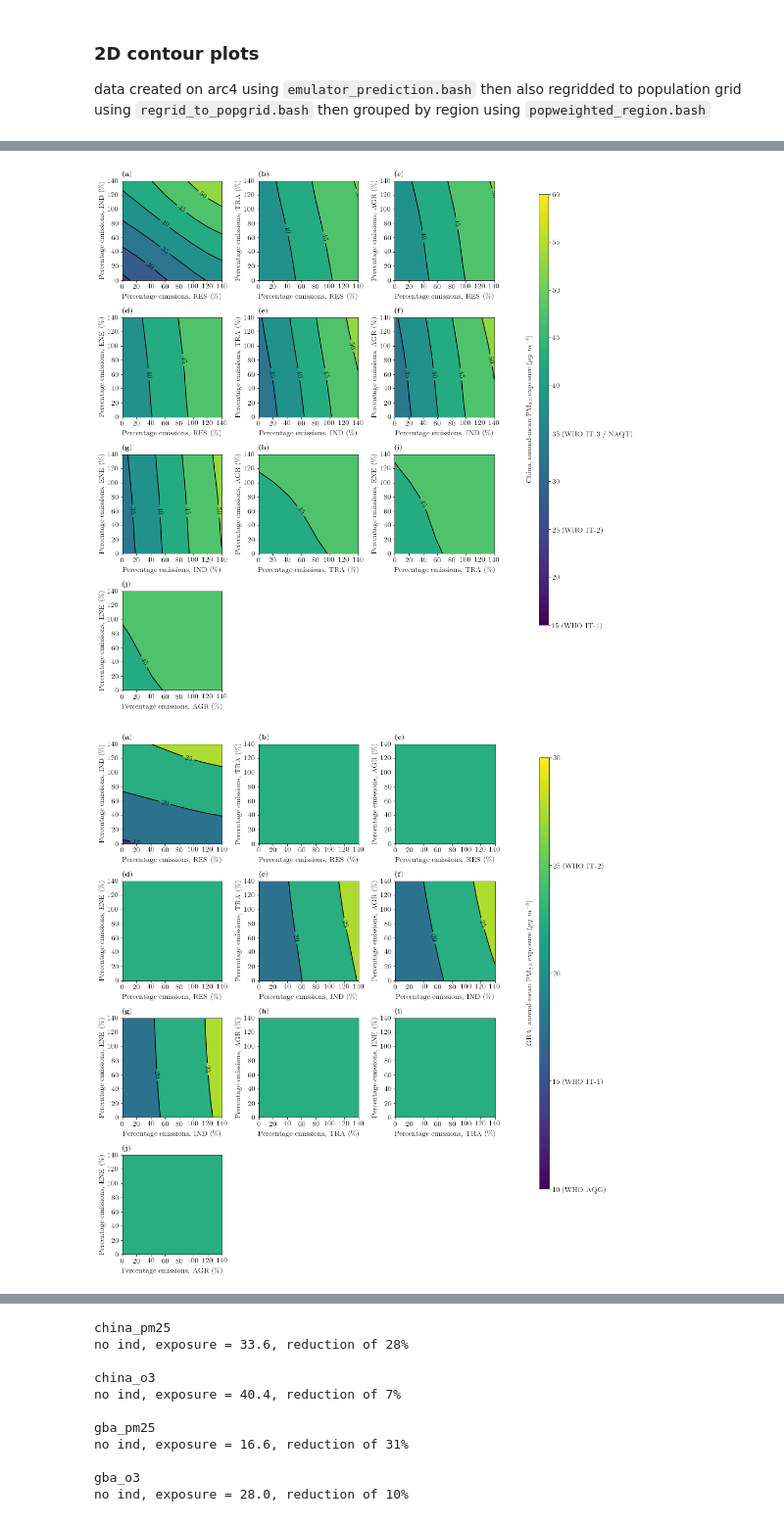
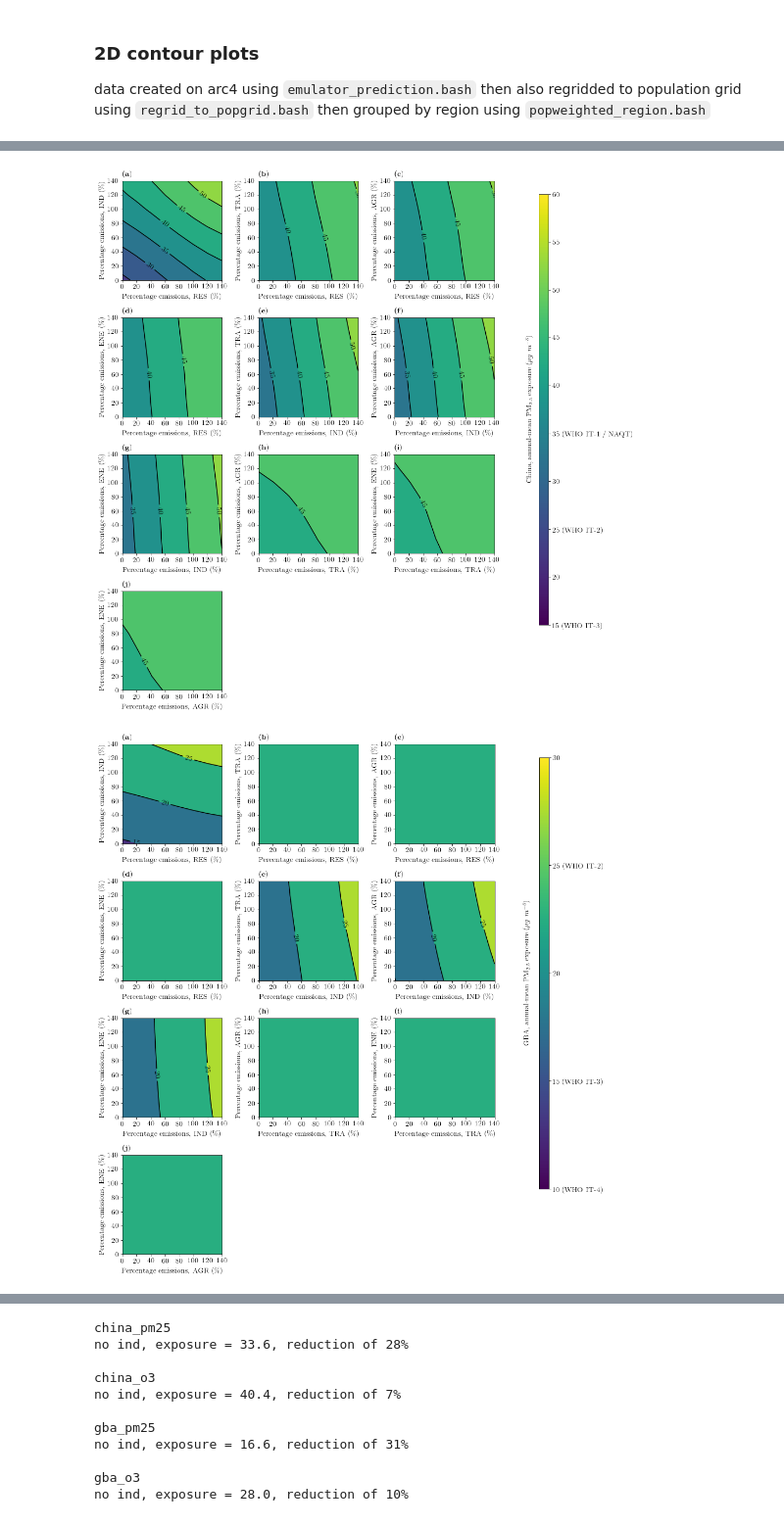
Before and after one commit to lukeconibear/emulator_annual, a Jupyter notebook: emulator_plots.ipynb, the cells around one changed output, grey strips where cells are left out. Shown at 98% size. Drawn from its saved outputs; the diff is of its cells as text; code cells hidden in the pictures.

```diff
--- a/emulator_plots.ipynb
+++ b/emulator_plots.ipynb
@@ -208,0 +211,36 @@ plt.show()
+# %%
+def make_plot(index, output, df_eval_summary, label, y_test, y_pred):
+    ax = fig.add_subplot(gs[index])
+    ax.set_facecolor('whitesmoke')
+    limit = np.nanmax(y_pred)
+    plt.xlim([0, 200])
+    plt.ylim([0, 200])
+    plt.xticks([0, 50, 100, 150, 200], fontsize=14)
+    plt.yticks([0, 50, 100, 150, 200], fontsize=14)
+    plt.xlabel('Simulator', fontsize=14)
+    plt.ylabel('Emulator', fontsize=14)
+    plt.scatter(np.vstack(y_test), np.vstack(y_pred))
+    x = np.arange(2 * np.ceil(limit))
+    plt.plot(x, x, '', color='grey', ls='--')
+    plt.plot(x, 0.5 * x, '', color='grey', ls='--')
+    plt.plot(x, 2 * x, '', color='grey', ls='--')
+    plt.title('PM$_{2.5}$ concentrations', fontsize=16)
+# %%
+fig = plt.figure(1, figsize=(3, 3))
+gs = gridspec.GridSpec(1, 1)
+
+outputs = ['PM2_5_DRY']
+labels = ['PM$_{2.5}$ concentrations (${\mu}g$ $m^{-3}$)']
+pattern = r'([+-]?\d+.?\d+)'
+
+for index, output in enumerate(outputs):
+    y_values = np.load(f'/nfs/b0122/Users/earlacoa/paper_aia_china/emulator_annual/emulators/{output}/y_test_pred_{output}.npz')
+    y_test = y_values['y_test']
+    y_pred = y_values['y_pred']
+    df_eval_summary = pd.read_csv(f'/nfs/b0122/Users/earlacoa/paper_aia_china/emulator_annual/emulators/{output}/df_eval_summary_{output}.csv')
+    make_plot(index, output, df_eval_summary, labels[index], y_test, y_pred)
+
+gs.tight_layout(fig, rect=[0, 0, 1, 1])
+plt.savefig('/nfs/b0122/Users/earlacoa/png/paper_aia_emulator_annual/abstract_graphic.png', dpi=700, alpha=True, bbox_inches='tight')
+plt.savefig('/nfs/b0122/Users/earlacoa/png/paper_aia_emulator_annual/abstract_graphic.eps', format='eps', dpi=700, alpha=True, bbox_inches='tight')
+plt.show()
@@ -1379,14 +1430,16 @@ for region in regions:
     if output == 'pm25':
         ticks = [str(int(item)) for item in levels]
         for index, tick in enumerate(ticks):
+            if tick == '5':
+                ticks[index] = '5 (WHO AQG)'
             if tick == '10':
-                ticks[index] = '10 (WHO AQG)'
+                ticks[index] = '10 (WHO IT-4)'
             if tick == '15':
-                ticks[index] = '15 (WHO IT-1)'
+                ticks[index] = '15 (WHO IT-3)'
             if tick == '25':
                 ticks[index] = '25 (WHO IT-2)'
             if tick == '35':
-                ticks[index] = '35 (WHO IT-3 / NAQT)'
+                ticks[index] = '35 (WHO IT-1 / NAQT)'
     elif output == 'o3':
         ticks = [str(int(item)) for item in levels]
         for index, tick in enumerate(ticks):
@@ -1434,34 +1487,34 @@ for region in regions:
             cb.set_label(label, size=14, labelpad=-200)
         if region == 'china_south_west':
             cb.set_label(label, size=14, labelpad=-200)
         if region == 'china_north_west':
             cb.set_label(label, size=14, labelpad=-200)
     elif output == 'o3':
         if region == 'china':
             cb.set_label(label, size=14, labelpad=-60)
         if region == 'gba':
             cb.set_label(label, size=14, labelpad=-60)
         if region == 'china_north':
             cb.set_label(label, size=14, labelpad=-150)
         if region == 'china_east':
             cb.set_label(label, size=14, labelpad=-60)
         if region == 'china_north_east':
             cb.set_label(label, size=14, labelpad=-60)
         if region == 'china_south_central':
             cb.set_label(label, size=14, labelpad=-60)
         if region == 'china_south_west':
             cb.set_label(label, size=14, labelpad=-60)
         if region == 'china_north_west':
             cb.set_label(label, size=14, labelpad=-60)
     cb.ax.tick_params(labelsize=14)
 
     gs.tight_layout(fig, rect=[0, 0, 0.9, 0.9])
     plt.savefig(f'/nfs/b0122/Users/earlacoa/png/paper_aia_emulator_annual/{output}_{region}_2d-popweight-contour_adjusted_scaled.png', dpi=700, alpha=True, bbox_inches='tight')
     plt.savefig(f'/nfs/b0122/Users/earlacoa/png/paper_aia_emulator_annual/{output}_{region}_2d-popweight-contour_adjusted_scaled.eps', format='eps', dpi=700, alpha=True, bbox_inches='tight')
     plt.show()
 # %% [output]
 [figure]
-[figure, old version]
+[figure, new version]
 [figure]
 [figure]
 [figure]
```
Also changed, not shown: parts of 8 cells of this notebook, 2 other files.
